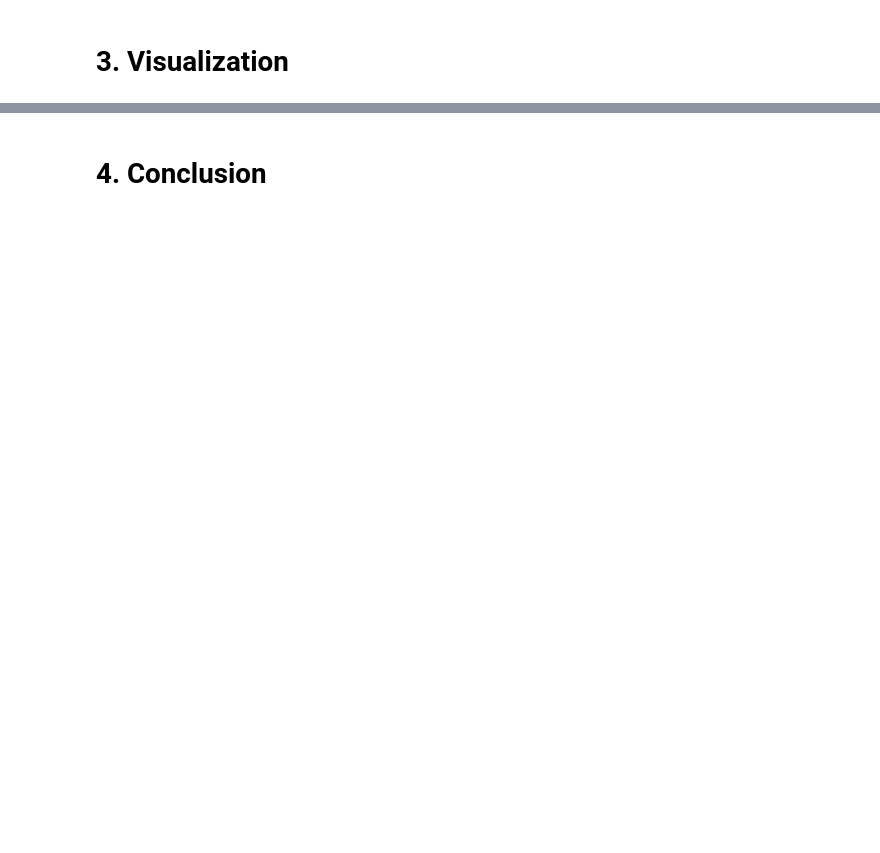
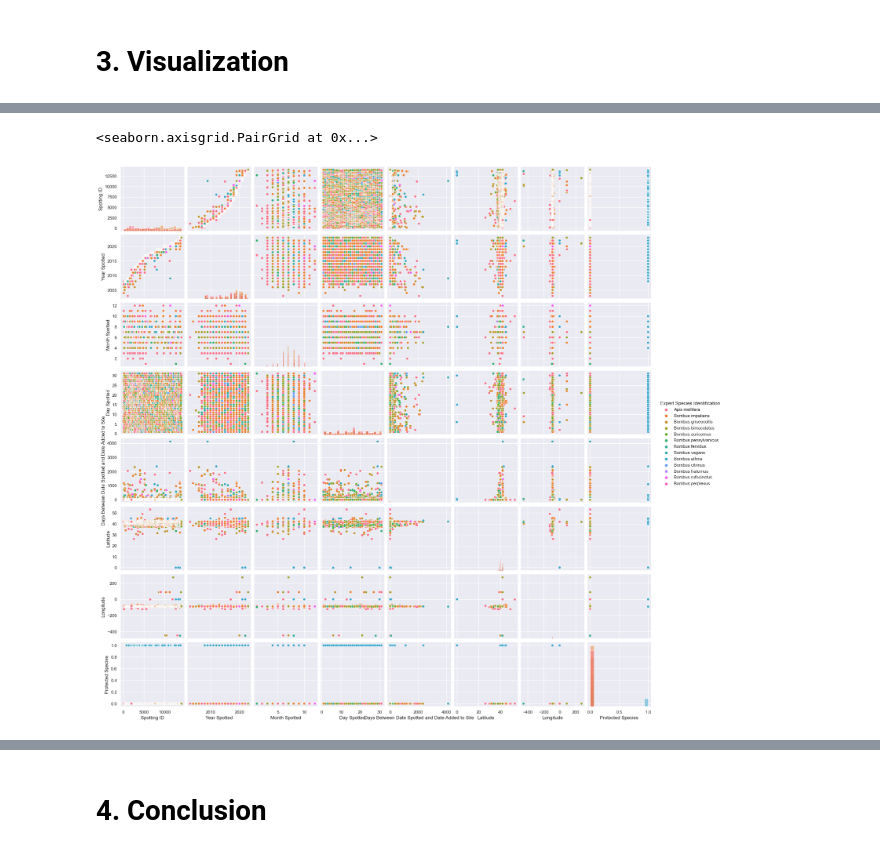
Before and after one commit to Crediteur/Jupyter-Notebooks, a Jupyter notebook: BeeSpotter_Contribution_Analysis/CM2015_BeeSpotter_Contribution_Analysis.ipynb, the cells around one changed output, grey strips where cells are left out. Saved outputs shown, nothing was run; the diff lists cells and outputs as text; code cells hidden in the pictures; blank space fills up the shorter version.

```diff
--- a/BeeSpotter_Contribution_Analysis/CM2015_BeeSpotter_Contribution_Analysis.ipynb
+++ b/BeeSpotter_Contribution_Analysis/CM2015_BeeSpotter_Contribution_Analysis.ipynb
@@ -145,3 +127,10 @@ if data.duplicated().sum():
     data[data.duplicated()]
 # %% [output]
 0
+# %%
+# if day count is 0, it is likely multiple bees were submitted on the same day
+
+data['Days Between Date Spotted and Date Added to Site'] = np.maximum(data['Days Between Date Spotted and Date Added to Site'], 0)
+data['Days Between Date Spotted and Date Added to Site'].value_counts()
+
+# data
@@ -277,0 +318,16 @@ Name: count, dtype: int64
+# %%
+# import libraries for visualization
+import numpy as np
+import pandas as pd
+import matplotlib.pyplot as plt
+import seaborn as sns
+
+# set up seaborn theme
+sns.set_theme(style="darkgrid")
+
+# read data from cleaned csv
+data = pd.read_csv(f"./Cleaned_BeeSpotter_Data.csv")
+
+# examine data from csv
+display(data)
+data.info()
@@ -277,0 +365,7 @@ Name: count, dtype: int64
+# %%
+sns.pairplot(data,
+             hue='Expert Species Identification',
+             diag_kind="hist")
+# %% [output]
+<seaborn.axisgrid.PairGrid at 0x...>
+[figure, added]
```
Also changed, not shown: parts of 25 cells of this notebook.
